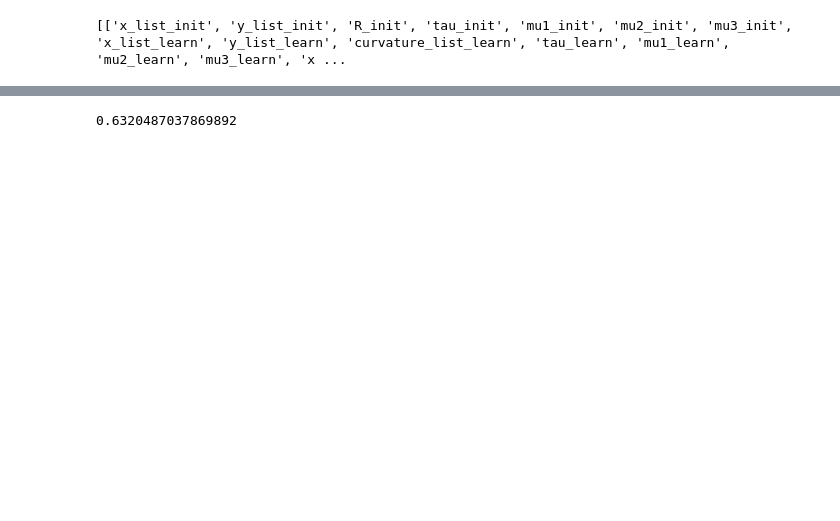
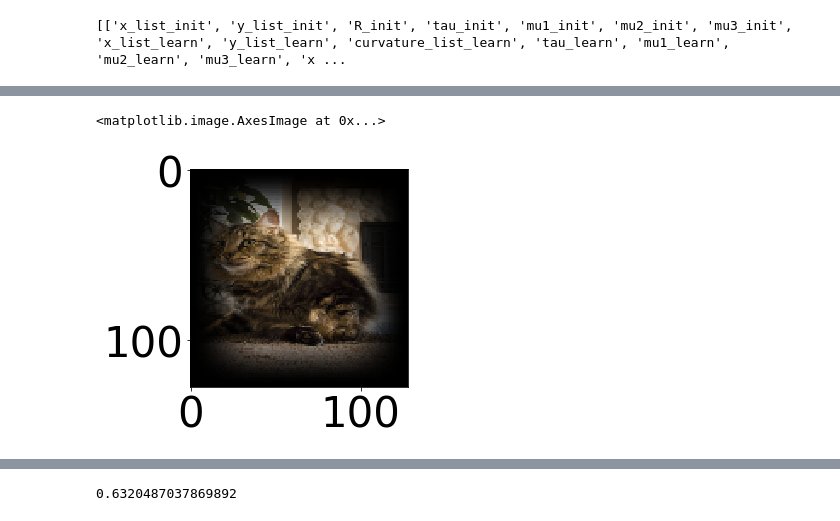
Before and after one commit to antipa/AutogradLenslets, a Jupyter notebook: Validate_design.ipynb, the cells around one changed output, grey strips where cells are left out. Saved outputs shown, nothing was run; the diff lists cells and outputs as text; code cells hidden in the pictures; blank space fills up the shorter version.

```diff
--- a/Validate_design.ipynb
+++ b/Validate_design.ipynb
@@ -162,3 +181,8 @@ plt.imshow(rgb2imshow(meas_i))
+# %%
+plt.imshow(rgb2imshow(val_list[nn]))
+# %% [output]
+<matplotlib.image.AxesImage at 0x...>
+[figure, added]
 # %%
 font = {'family' : 'DejaVu Sans',
         'weight' : 'normal',
```
Also changed, not shown: parts of 12 cells of this notebook, 4 other files.
